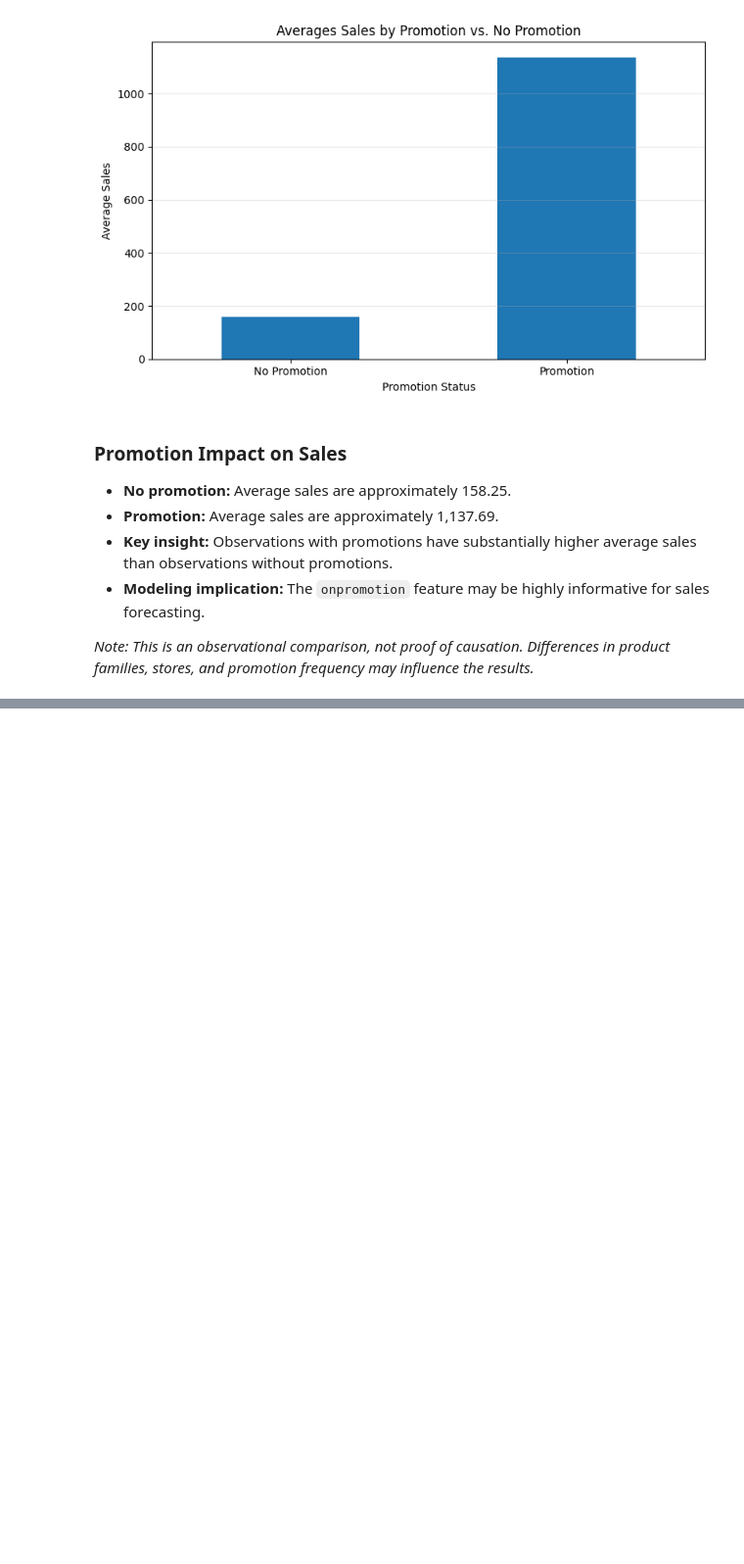
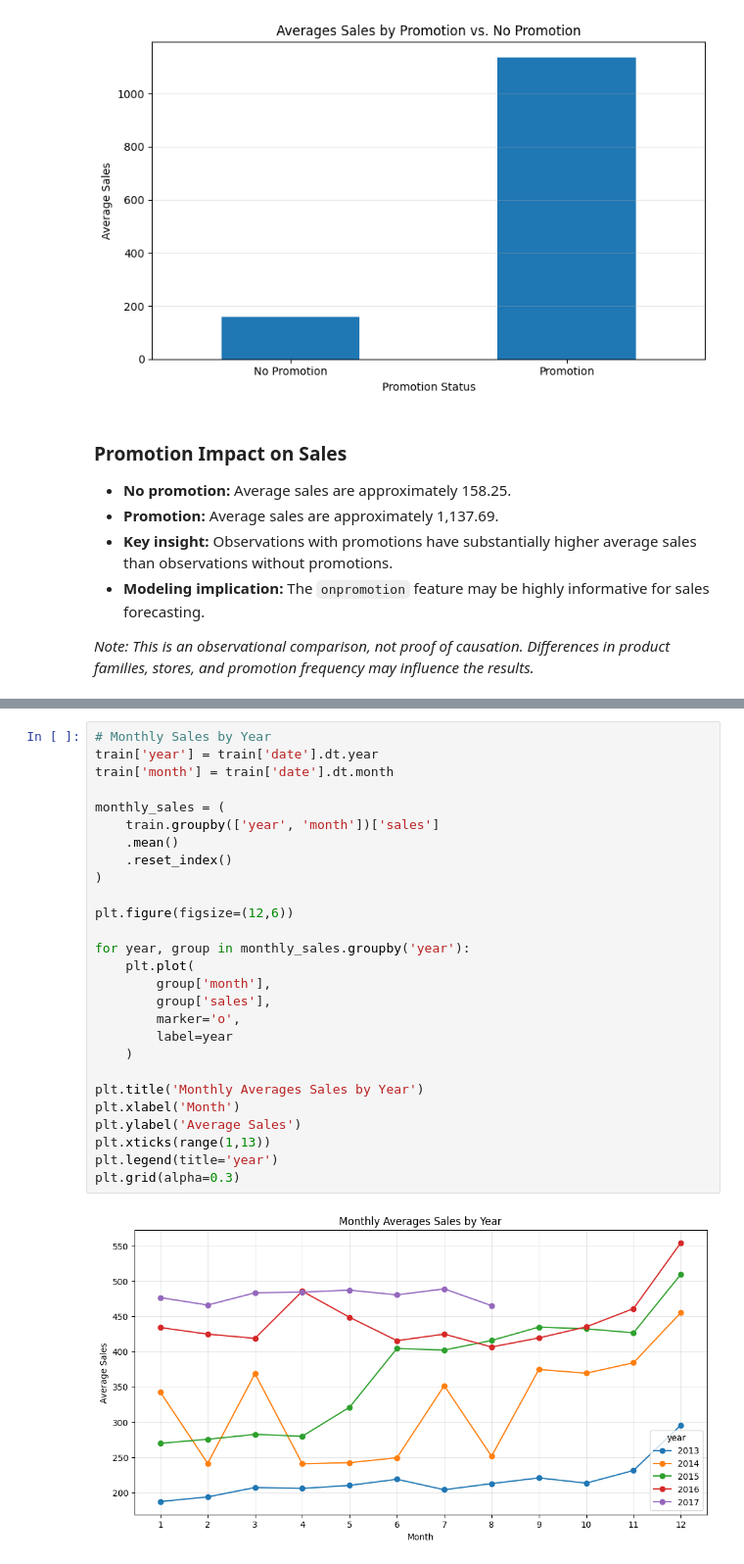
Before and after one commit to clia7/Store_Sales_Analysis, a Jupyter notebook: store-sales-competition.ipynb, the cells around one changed output, grey strips where cells are left out. Shown at 98% size. Drawn from its saved outputs; the diff is of its cells as text; blank space fills up the shorter version.

Commit message:
Kaggle Notebook | Store_Sales_Competition | Version 14

```diff
--- a/store-sales-competition.ipynb
+++ b/store-sales-competition.ipynb
@@ -294,0 +356,29 @@ Name: sales, dtype: float64
+# %%
+# Monthly Sales by Year
+train['year'] = train['date'].dt.year
+train['month'] = train['date'].dt.month
+
+monthly_sales = (
+    train.groupby(['year', 'month'])['sales']
+    .mean()
+    .reset_index()
+)
+
+plt.figure(figsize=(12,6))
+
+for year, group in monthly_sales.groupby('year'):
+    plt.plot(
+        group['month'],
+        group['sales'],
+        marker='o',
+        label=year
+    )
+
+plt.title('Monthly Averages Sales by Year')
+plt.xlabel('Month')
+plt.ylabel('Average Sales')
+plt.xticks(range(1,13))
+plt.legend(title='year')
+plt.grid(alpha=0.3)
+# %% [output]
+[figure, added]
```
Also changed, not shown: parts of 8 cells of this notebook.
